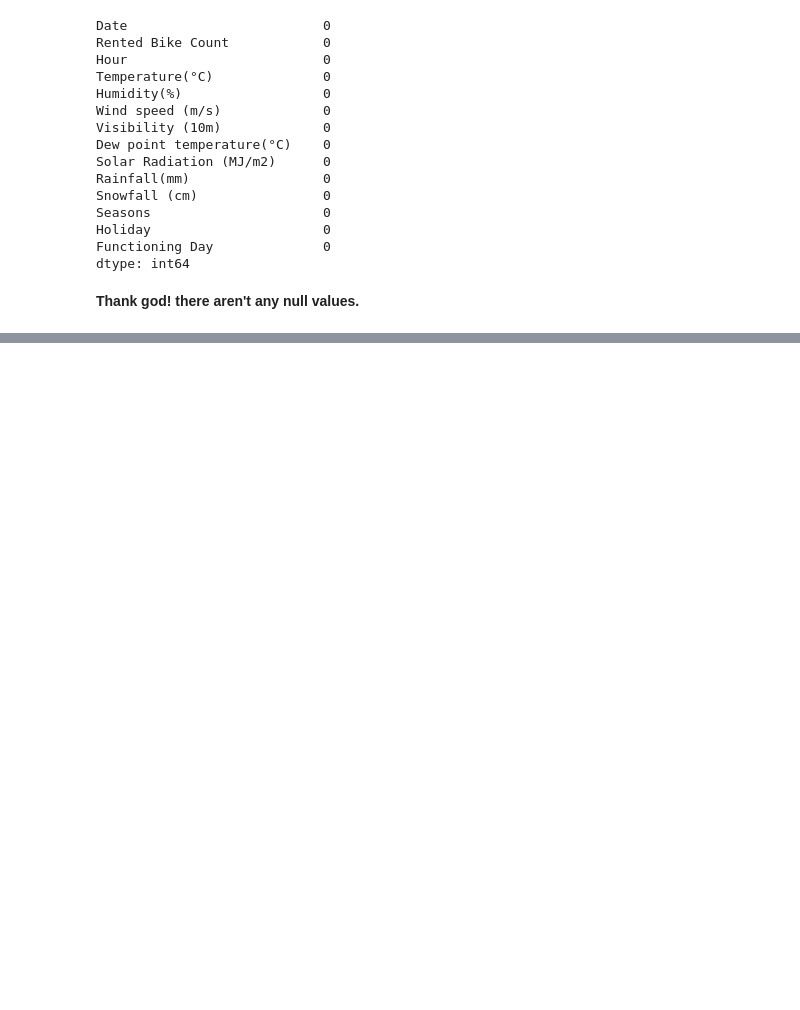
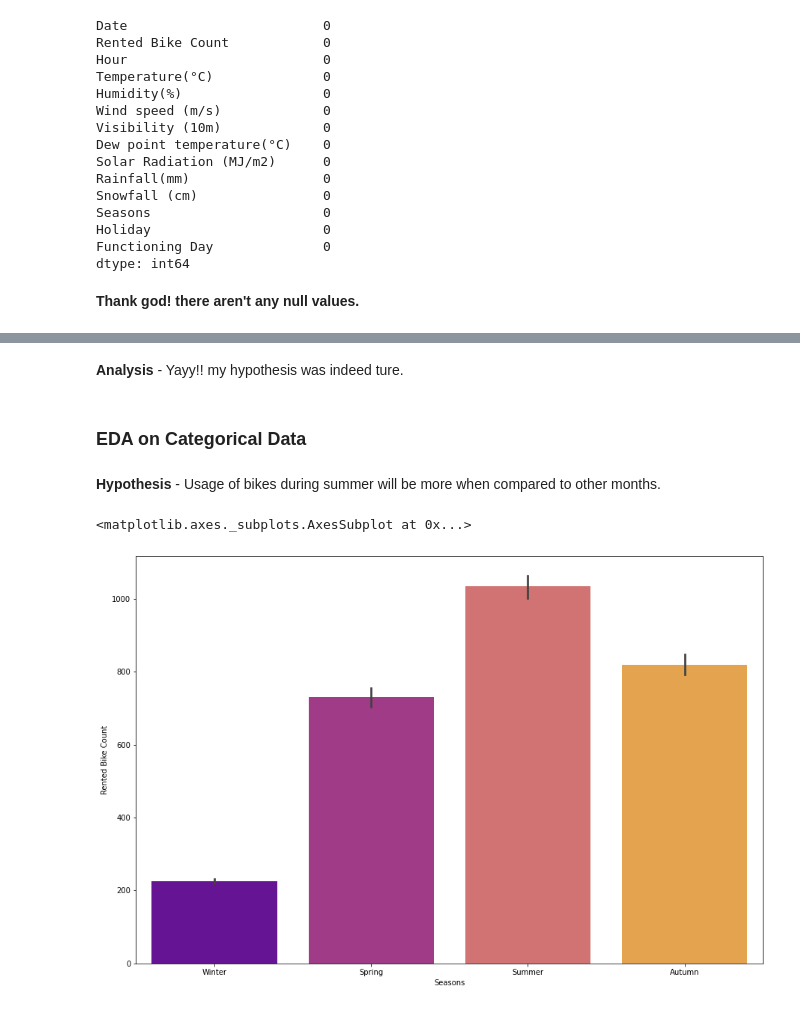
Before and after one commit to Shourya306/Bike-Sharing-Demand-Prediction-Regression, a Jupyter notebook: Bike_Sharing_Demand_Prediction_Capstone_Project.ipynb, the cells around one changed output, grey strips where cells are left out. Saved outputs shown, nothing was run; the diff lists cells and outputs as text; code cells hidden in the pictures; blank space fills up the shorter version.

```diff
--- a/Bike_Sharing_Demand_Prediction_Capstone_Project.ipynb
+++ b/Bike_Sharing_Demand_Prediction_Capstone_Project.ipynb
@@ -191,0 +330,13 @@ dtype: int64
+# %% [markdown]
+**Analysis** - Yayy!! my hypothesis was indeed ture.
+# %% [markdown]
+### EDA on Categorical Data
+# %% [markdown]
+**Hypothesis** - Usage of bikes during summer will be more when compared to other months.
+# %%
+# Plotting a barplot on Seasons vs Rented Bike
+plt.figure(figsize=(15,10))
+sns.barplot(x = dataset['Seasons'], y = dataset['Rented Bike Count'], data = dataset, palette ='plasma')
+# %% [output]
+<matplotlib.axes._subplots.AxesSubplot at 0x...>
+[figure, added]
```
Also changed, not shown: parts of 30 cells of this notebook.
